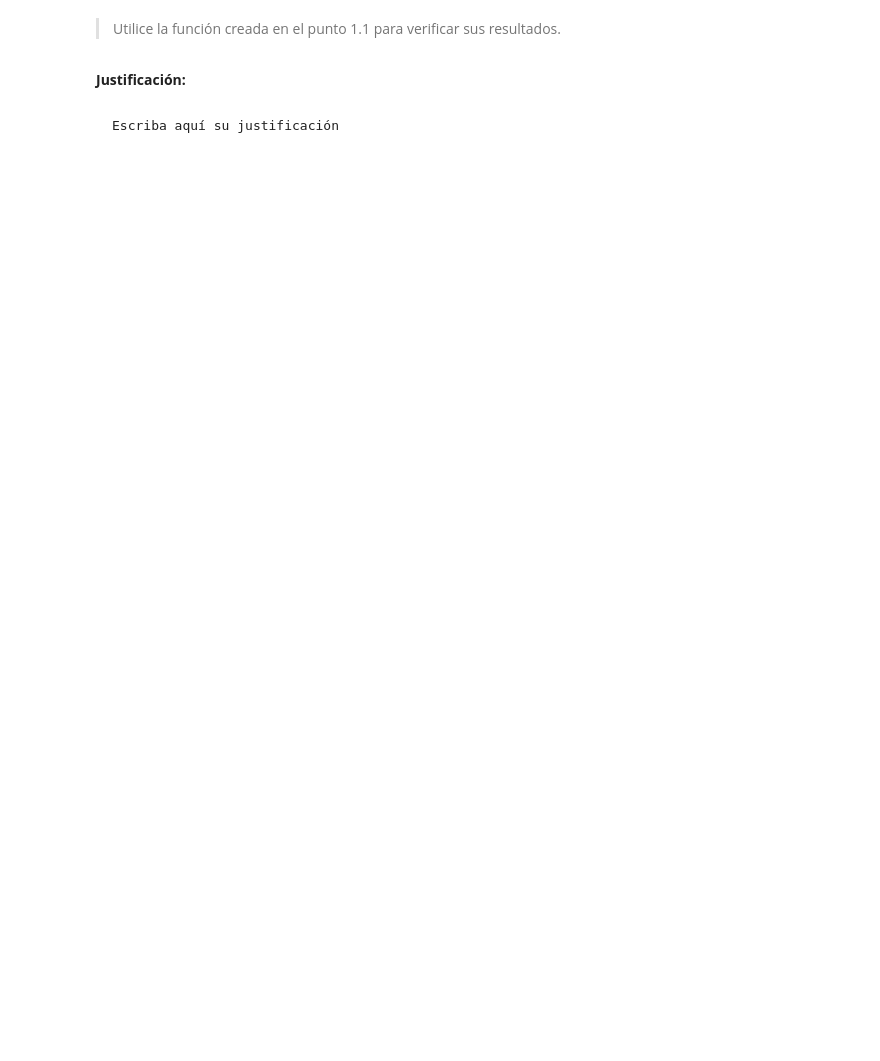
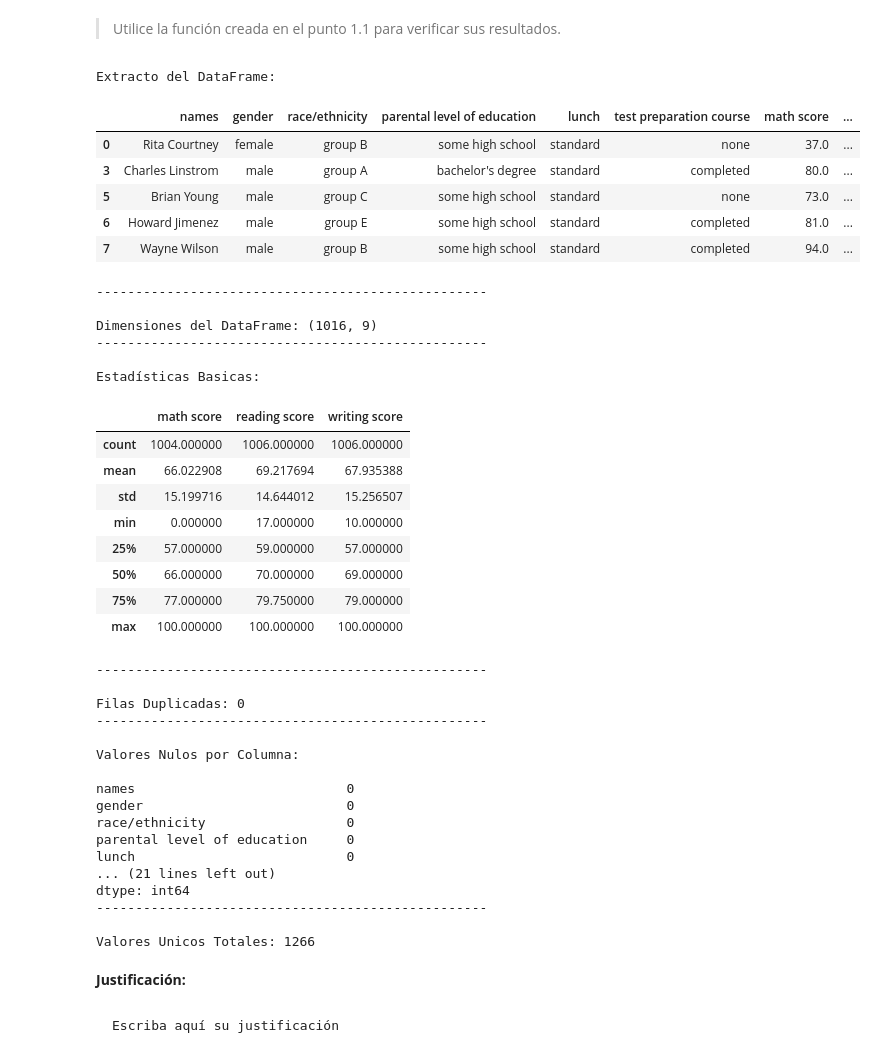
Before and after one commit to nicacevedo/Laboratorio-Ciencia-de-Datos, a Jupyter notebook: Lab2/Laboratoriov2.ipynb, the cells around one changed output. Drawn from its saved outputs; the diff is of its cells as text; code cells hidden in the pictures; blank space fills up the shorter version.

```diff
--- a/Lab2/Laboratoriov2.ipynb
+++ b/Lab2/Laboratoriov2.ipynb
@@ -273,5 +287,51 @@ Casos restantes:
 # %% [markdown]
 > Utilice la función creada en el punto 1.1 para verificar sus resultados.
+# %%
+# Analisis preliminar
+analisis_preliminar_datos(df_grades)
+
+# Distribuciones
+distribuciones(df_grades)
+# %% [output]
+Extracto del DataFrame:
+|  | names | gender | race/ethnicity | parental level of education | lunch | test preparation course | math score | ... |
+| 0 | Rita Courtney | female | group B | some high school | standard | none | 37.0 | ... |
+| 3 | Charles Linstrom | male | group A | bachelor's degree | standard | completed | 80.0 | ... |
+| 5 | Brian Young | male | group C | some high school | standard | none | 73.0 | ... |
+| 6 | Howard Jimenez | male | group E | some high school | standard | completed | 81.0 | ... |
+| 7 | Wayne Wilson | male | group B | some high school | standard | completed | 94.0 | ... |
+--------------------------------------------------
+
+Dimensiones del DataFrame: (1016, 9)
+--------------------------------------------------
+
+Estadísticas Basicas:
+|  | math score | reading score | writing score |
+| count | 1004.000000 | 1006.000000 | 1006.000000 |
+| mean | 66.022908 | 69.217694 | 67.935388 |
+| std | 15.199716 | 14.644012 | 15.256507 |
+| min | 0.000000 | 17.000000 | 10.000000 |
+| 25% | 57.000000 | 59.000000 | 57.000000 |
+| 50% | 66.000000 | 70.000000 | 69.000000 |
+| 75% | 77.000000 | 79.750000 | 79.000000 |
+| max | 100.000000 | 100.000000 | 100.000000 |
+--------------------------------------------------
+
+Filas Duplicadas: 0
+--------------------------------------------------
+
+Valores Nulos por Columna:
+
+names                           0
+gender                          0
+race/ethnicity                  0
+parental level of education     0
+lunch                           0
+... (21 lines left out)
+dtype: int64
+--------------------------------------------------
+
+Valores Unicos Totales: 1266
 # %% [markdown]
 **Justificación:**
 # %% [markdown]
```
Also changed, not shown: parts of 19 cells of this notebook, 3 other files.
